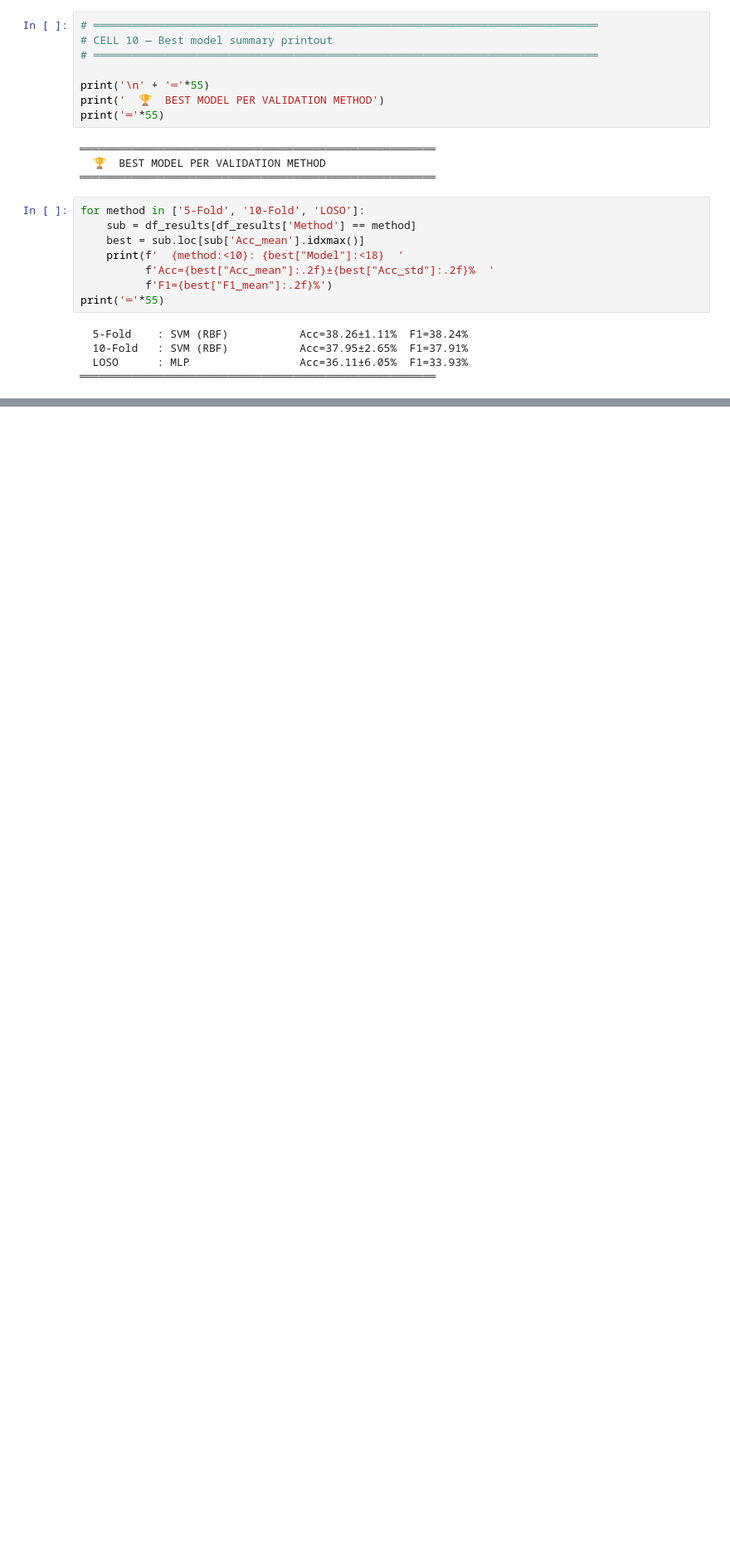
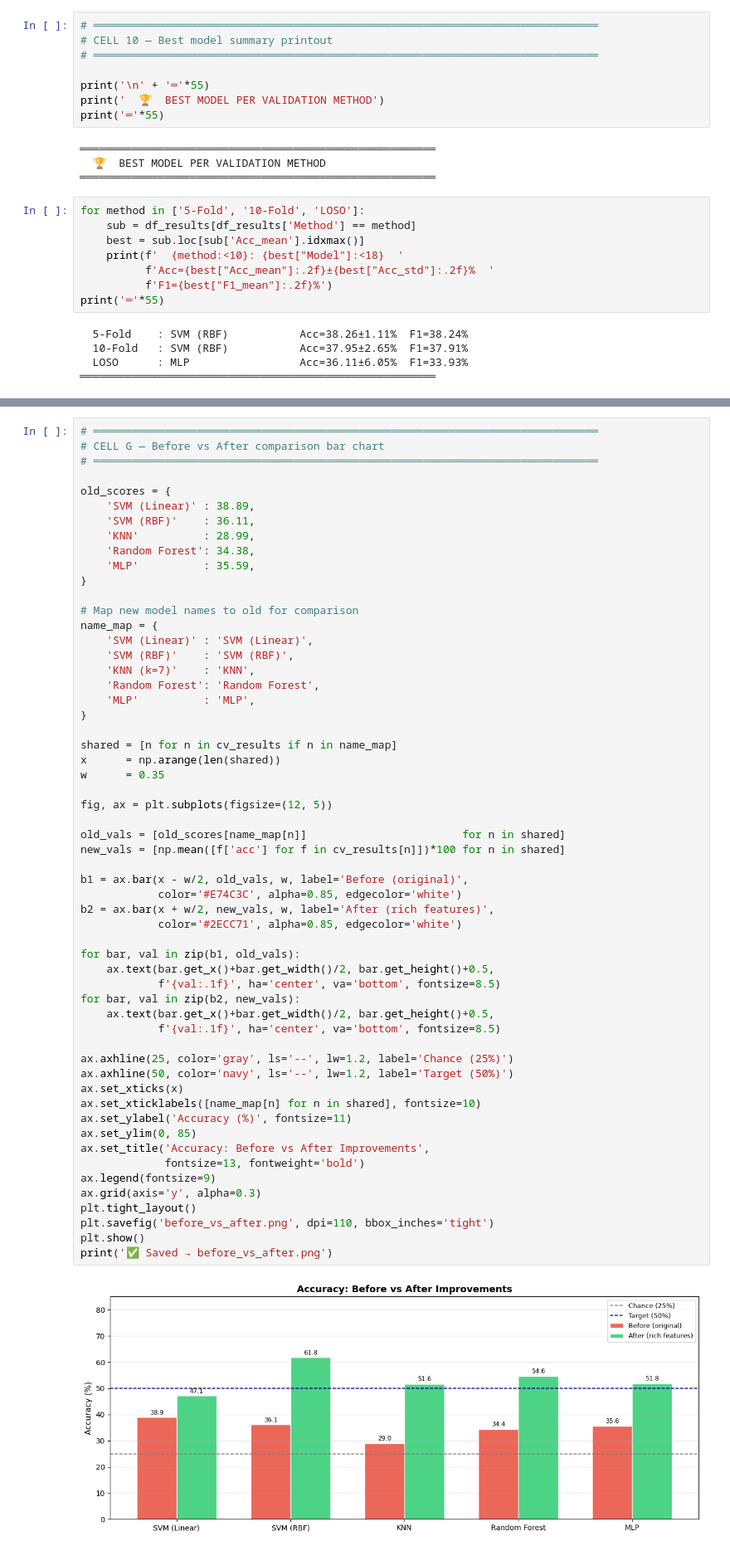
Before and after one commit to AP-HAMESH/SAM40_AP, a Jupyter notebook: sam40ap.ipynb, the cells around one changed output, grey strips where cells are left out. Shown at 83% size. Cells and saved outputs as stored; diff of their text form; blank space fills up the shorter version.

```diff
--- a/sam40ap.ipynb
+++ b/sam40ap.ipynb
@@ -1054,0 +1380,59 @@ print('═'*55)
+# %%
+# ══════════════════════════════════════════════════════════════════════════════
+# CELL G — Before vs After comparison bar chart
+# ══════════════════════════════════════════════════════════════════════════════
+
+old_scores = {
+    'SVM (Linear)' : 38.89,
+    'SVM (RBF)'    : 36.11,
+    'KNN'          : 28.99,
+    'Random Forest': 34.38,
+    'MLP'          : 35.59,
+}
+
+# Map new model names to old for comparison
+name_map = {
+    'SVM (Linear)' : 'SVM (Linear)',
+    'SVM (RBF)'    : 'SVM (RBF)',
+    'KNN (k=7)'    : 'KNN',
+    'Random Forest': 'Random Forest',
+    'MLP'          : 'MLP',
+}
+
+shared = [n for n in cv_results if n in name_map]
+x      = np.arange(len(shared))
+w      = 0.35
+
+fig, ax = plt.subplots(figsize=(12, 5))
+
+old_vals = [old_scores[name_map[n]]                        for n in shared]
+new_vals = [np.mean([f['acc'] for f in cv_results[n]])*100 for n in shared]
+
+b1 = ax.bar(x - w/2, old_vals, w, label='Before (original)',
+            color='#E74C3C', alpha=0.85, edgecolor='white')
+b2 = ax.bar(x + w/2, new_vals, w, label='After (rich features)',
+            color='#2ECC71', alpha=0.85, edgecolor='white')
+
+for bar, val in zip(b1, old_vals):
+    ax.text(bar.get_x()+bar.get_width()/2, bar.get_height()+0.5,
+            f'{val:.1f}', ha='center', va='bottom', fontsize=8.5)
+for bar, val in zip(b2, new_vals):
+    ax.text(bar.get_x()+bar.get_width()/2, bar.get_height()+0.5,
+            f'{val:.1f}', ha='center', va='bottom', fontsize=8.5)
+
+ax.axhline(25, color='gray', ls='--', lw=1.2, label='Chance (25%)')
+ax.axhline(50, color='navy', ls='--', lw=1.2, label='Target (50%)')
+ax.set_xticks(x)
+ax.set_xticklabels([name_map[n] for n in shared], fontsize=10)
+ax.set_ylabel('Accuracy (%)', fontsize=11)
+ax.set_ylim(0, 85)
+ax.set_title('Accuracy: Before vs After Improvements',
+             fontsize=13, fontweight='bold')
+ax.legend(fontsize=9)
+ax.grid(axis='y', alpha=0.3)
+plt.tight_layout()
+plt.savefig('before_vs_after.png', dpi=110, bbox_inches='tight')
+plt.show()
+print('✅ Saved → before_vs_after.png')
+# %% [output]
+[figure, added]
```
Also changed, not shown: parts of 12 cells of this notebook.
